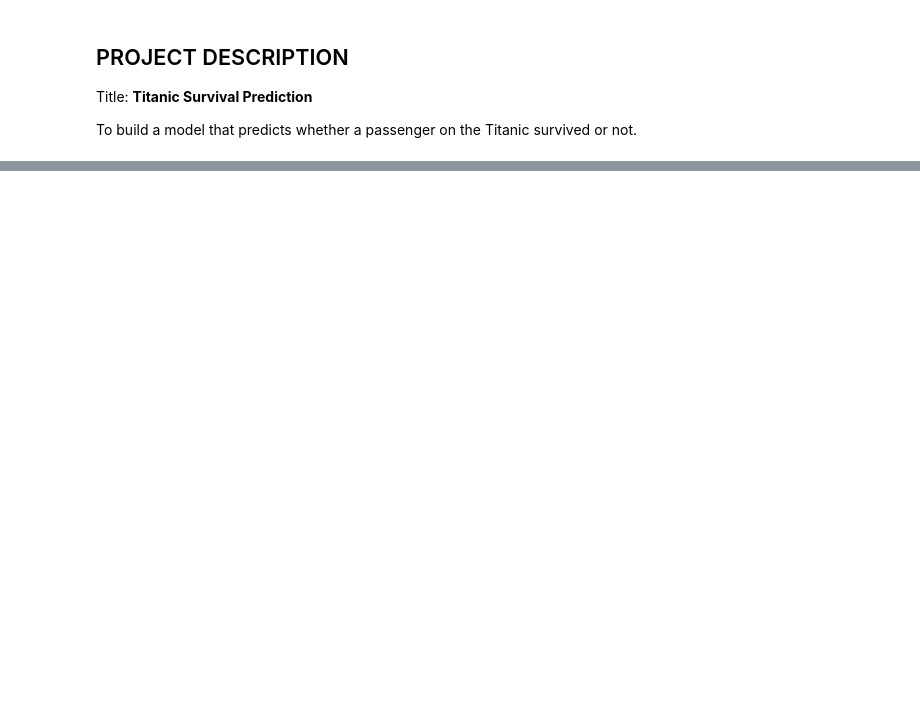
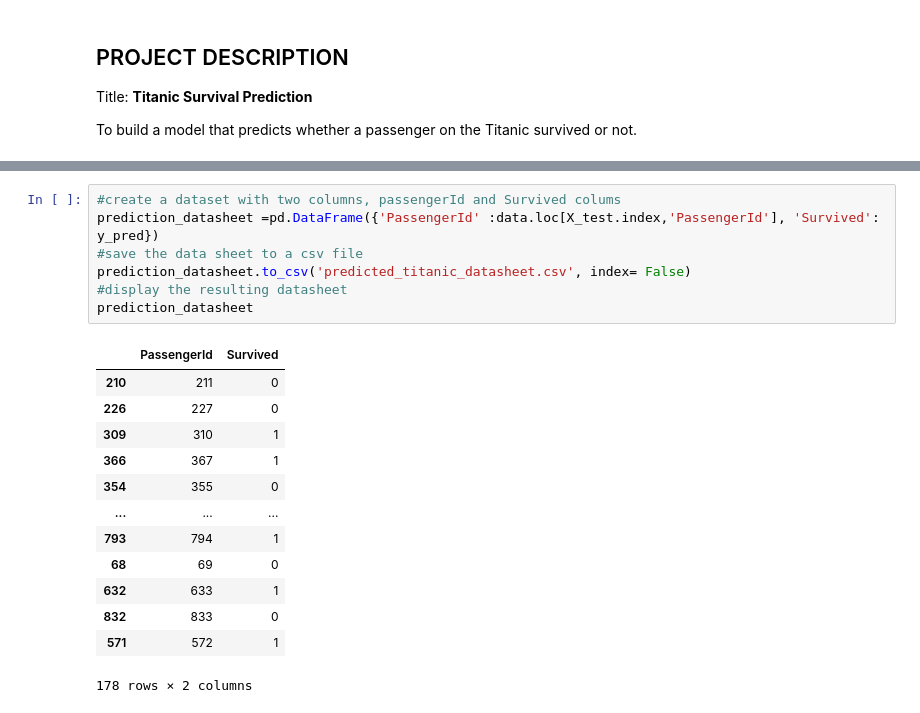
Before and after one commit to thesocialesther/CODSOFT, a Jupyter notebook: codsoft_task1.ipynb, the cells around one changed output, grey strips where cells are left out. Cells and saved outputs as stored; diff of their text form; blank space fills up the shorter version.

```diff
--- a/codsoft_task1.ipynb
+++ b/codsoft_task1.ipynb
@@ -76,0 +170,21 @@ data['Sex'].nunique()
+# %%
+#create a dataset with two columns, passengerId and Survived colums
+prediction_datasheet =pd.DataFrame({'PassengerId' :data.loc[X_test.index,'PassengerId'], 'Survived': y_pred})
+#save the data sheet to a csv file
+prediction_datasheet.to_csv('predicted_titanic_datasheet.csv', index= False)
+#display the resulting datasheet
+prediction_datasheet
+# %% [output]
+|  | PassengerId | Survived |
+| 210 | 211 | 0 |
+| 226 | 227 | 0 |
+| 309 | 310 | 1 |
+| 366 | 367 | 1 |
+| 354 | 355 | 0 |
+| ... | ... | ... |
+| 793 | 794 | 1 |
+| 68 | 69 | 0 |
+| 632 | 633 | 1 |
+| 832 | 833 | 0 |
+| 571 | 572 | 1 |
+178 rows × 2 columns
```
Also changed, not shown: parts of 28 cells of this notebook.
